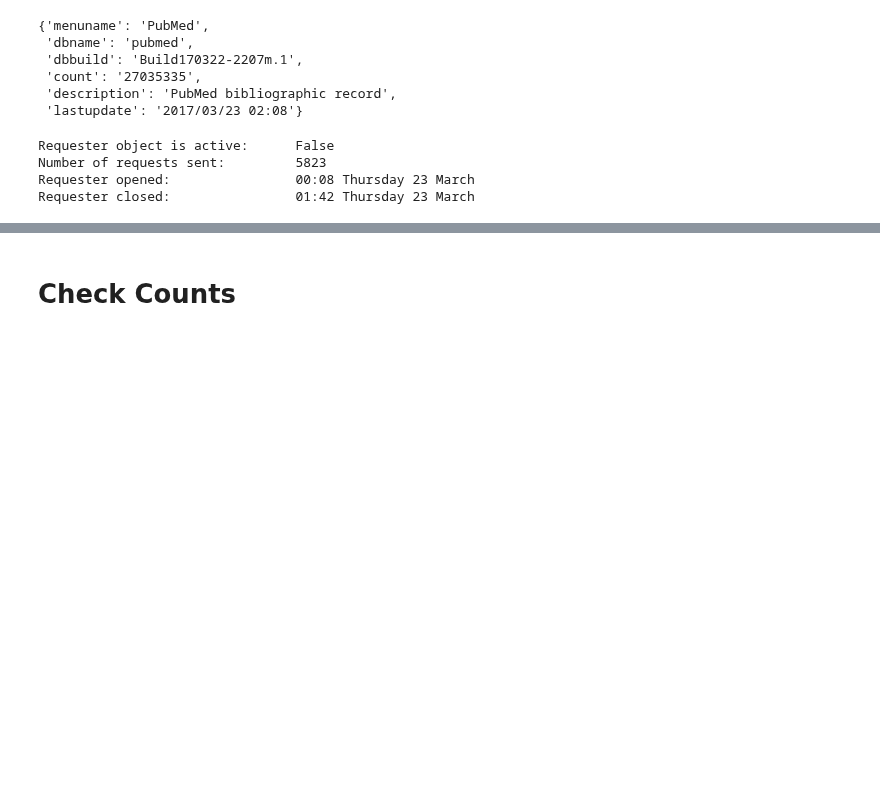
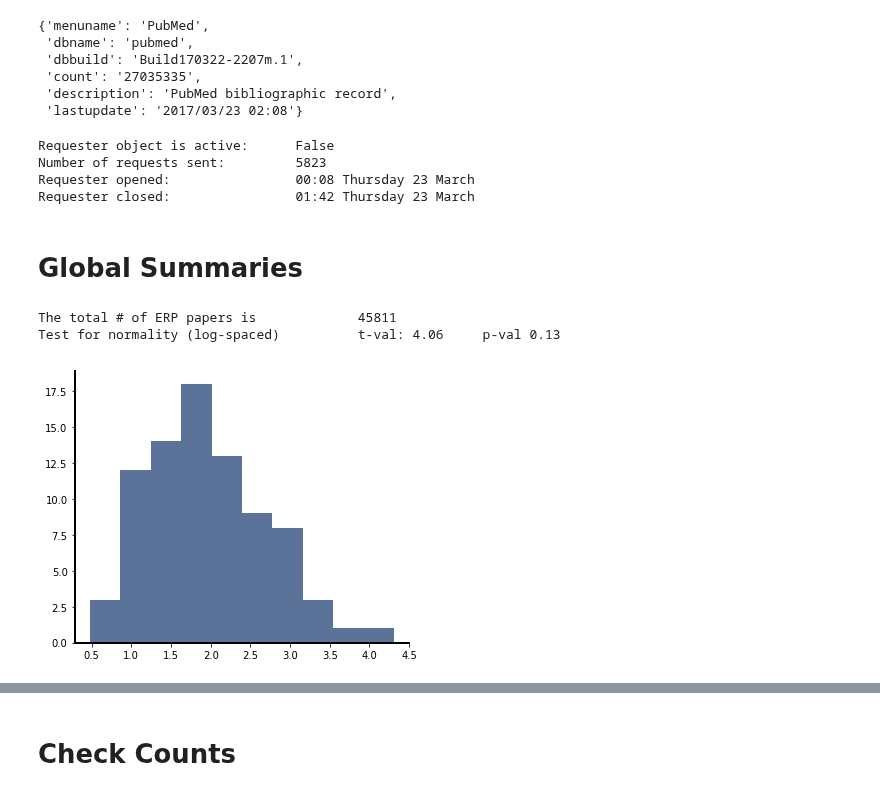
Before and after one commit to weblearn22/ERPscanr, a Jupyter notebook: notebooks/01-Counts.ipynb, the cells around one changed output, grey strips where cells are left out. Cells and saved outputs as stored; diff of their text form; code cells hidden in the pictures; blank space fills up the shorter version.

```diff
--- a/notebooks/01-Counts.ipynb
+++ b/notebooks/01-Counts.ipynb
@@ -85,3 +83,15 @@ Requester object is active:      False
 Number of requests sent:         5823
 Requester opened:                00:08 Thursday 23 March
 Requester closed:                01:42 Thursday 23 March
+# %% [markdown]
+# Global Summaries
+# %%
+# Check the distribution of ERP papers
+print('The total # of ERP papers is \t\t {:.0f}'.format(sum(counts.erp_counts)))
+print('Test for normality (log-spaced) \t t-val: {:1.2f} \t p-val {:1.2f}'.format(\
+    *normaltest(np.log10(counts.erp_counts))))
+plot_count_hist(counts.erp_counts)
+# %% [output]
+The total # of ERP papers is             45811
+Test for normality (log-spaced)          t-val: 4.06     p-val 0.13
+[figure, added]
```
Also changed, not shown: parts of 9 cells of this notebook, 1 other file.
